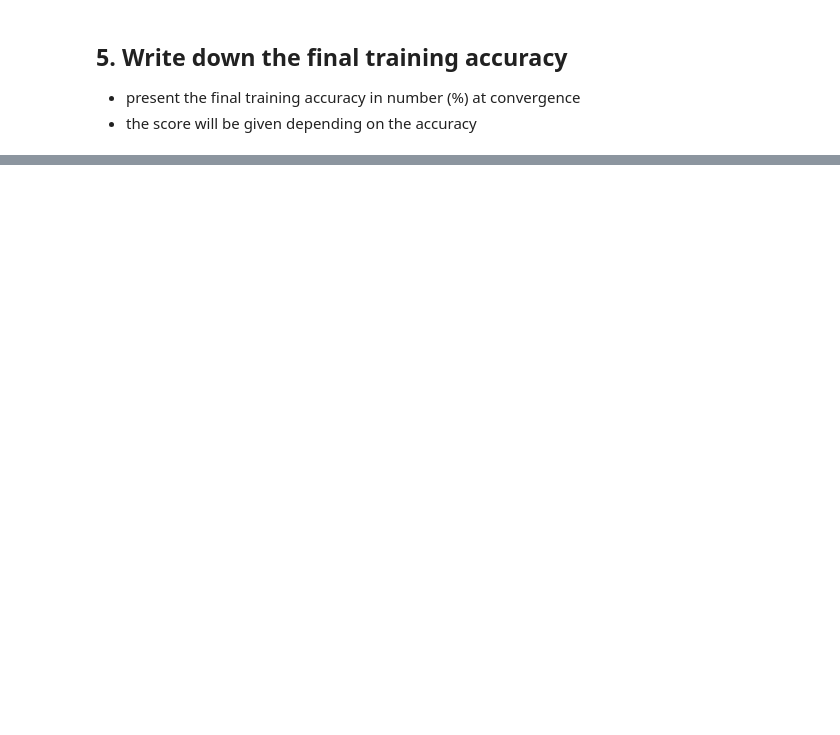
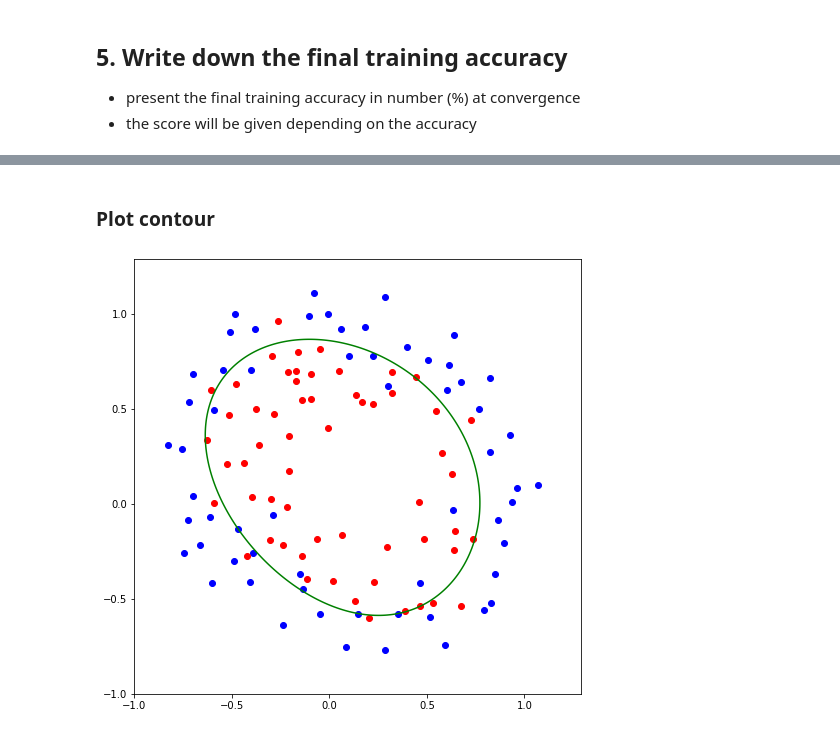
Before and after one commit to SooonChang/MIMP, a Jupyter notebook: Assignment06/Assignment06.ipynb, the cells around one changed output, grey strips where cells are left out. Saved outputs shown, nothing was run; the diff lists cells and outputs as text; code cells hidden in the pictures; blank space fills up the shorter version.

```diff
--- a/Assignment06/Assignment06.ipynb
+++ b/Assignment06/Assignment06.ipynb
@@ -236,0 +255,19 @@ Final Accuracy :  82.20338983050848 %
+# %%
+lin_x = np.arange(-1,1.3,0.01)
+lin_y = np.arange(-1,1.3,0.01)
+lin_x, lin_y = np.meshgrid(lin_x,lin_y)
+# %%
+Z = np.array([regress.cal_sigma_g(X,Y) for X,Y in zip(np.ravel(lin_x), np.ravel(lin_y))])
+Z = Z.reshape(lin_x.shape)
+# %% [markdown]
+### Plot contour
+# %%
+plt.figure(figsize=(8,8))
+plt.contour(lin_x,lin_y,Z,[0.5],colors = 'green')
+
+plt.scatter(x_label0,y_label0,c = 'b')
+plt.scatter(x_label1,y_label1, c='r')
+
+plt.show()
+# %% [output]
+[figure, added]
```
Also changed, not shown: parts of 10 cells of this notebook.
